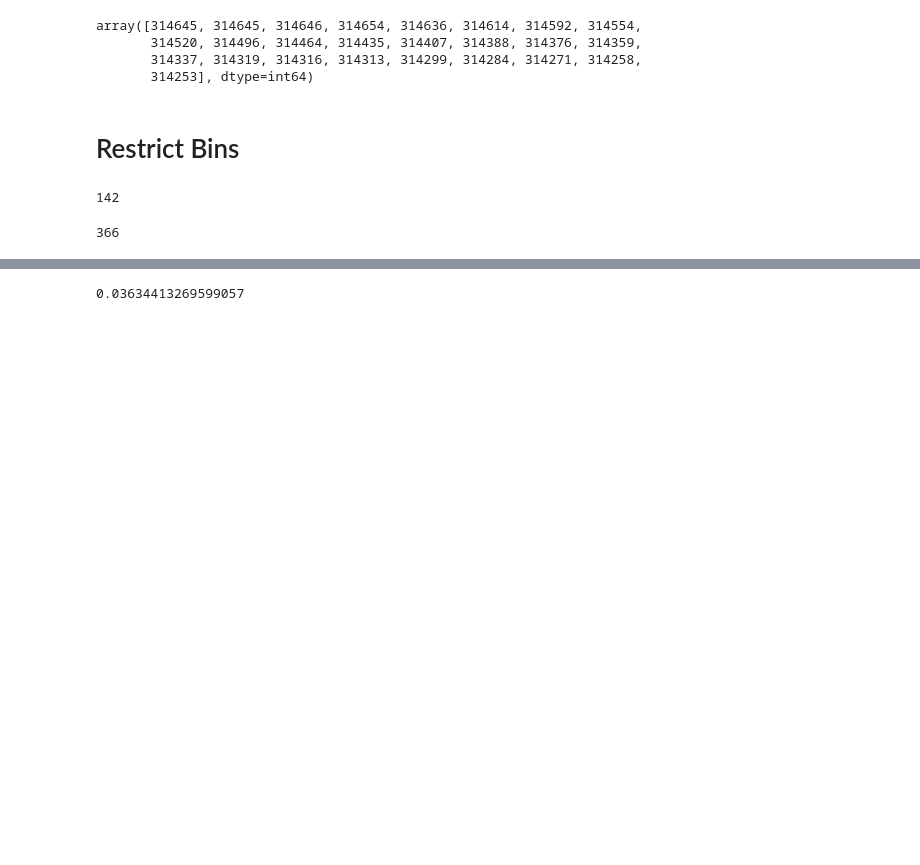
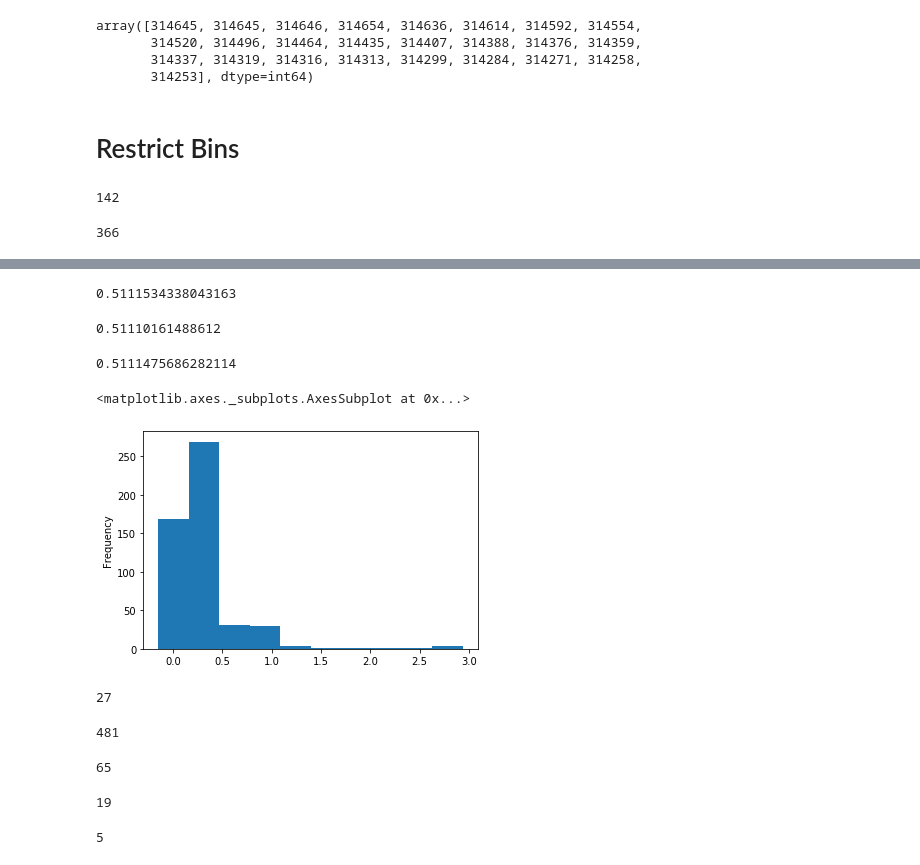
Before and after one commit to monicalashay/Database-Management-Project, a Jupyter notebook: Binning.ipynb, the cells around one changed output, grey strips where cells are left out. Cells and saved outputs as stored; diff of their text form; code cells hidden in the pictures; blank space fills up the shorter version.

```diff
--- a/Binning.ipynb
+++ b/Binning.ipynb
@@ -50,8 +53,10 @@ df = routes[['duration', 'x_bin', 'y_bin']]
 def coor_map(array, coordinate):
     return int(coordinate in array)
 # %%
-for coordinate in x_restrict:
+%%time
+for count, coordinate in enumerate(x_restrict):
     df['x_' + str(coordinate)] = df['x_bin'].apply(coor_map, coordinate = coordinate)
+    print(count/len(x_restrict))
 # %% [output]
 A value is trying to be set on a copy of a slice from a DataFrame.
 Try using .loc[row_indexer,col_indexer] = value instead
@@ -60,0 +82,5 @@ KeyboardInterrupt:
+# %%
+%%time
+for count, coordinate in enumerate(y_restrict):
+    df['y_' + str(coordinate)] = df['y_bin'].apply(coor_map, coordinate = coordinate)
+    print(count/len(y_restrict))
@@ -65,7 +125,23 @@ X = df.iloc[:,3:]
 # %%
 from sklearn.linear_model import LinearRegression
 reg = LinearRegression().fit(X, y)
+reg.score(X, y)
+# %% [output]
+0.5111534338043163
-# %%
-reg.score(X, y)
-# %% [output]
-0.03634413269599057
+# %%
+from sklearn.linear_model import Ridge
+clf = Ridge(alpha=1000)
+clf.fit(X, y)
+clf.score(X, y)
+# %% [output]
+0.51110161488612
+# %%
+from sklearn.linear_model import Lasso
+from sklearn.linear_model import LassoCV
+
+lasso = LassoCV(cv=5, random_state=0).fit(X, y)
+lasso.score(X, y)
+# %% [output]
+0.5111475686282114
+# %%
+coef_df = pd.DataFrame(zip(reg.coef_, X.columns), columns = ['coef', 'bin'])
@@ -71,0 +151,25 @@ reg.score(X, y)
+# %%
+coef_df['coef'].plot(kind = 'hist')
+# %% [output]
+<matplotlib.axes._subplots.AxesSubplot at 0x...>
+[figure, added]
+# %%
+len(coef_df[coef_df.coef < 0])
+# %% [output]
+27
+# %%
+len(coef_df[coef_df.coef >  0])
+# %% [output]
+481
+# %%
+len(coef_df[coef_df.coef >  .5])
+# %% [output]
+65
+# %%
+len(coef_df[coef_df.coef >  1])
+# %% [output]
+19
+# %%
+len(coef_df[coef_df.coef >  2])
+# %% [output]
+5
```
Also changed, not shown: parts of 5 cells of this notebook.
